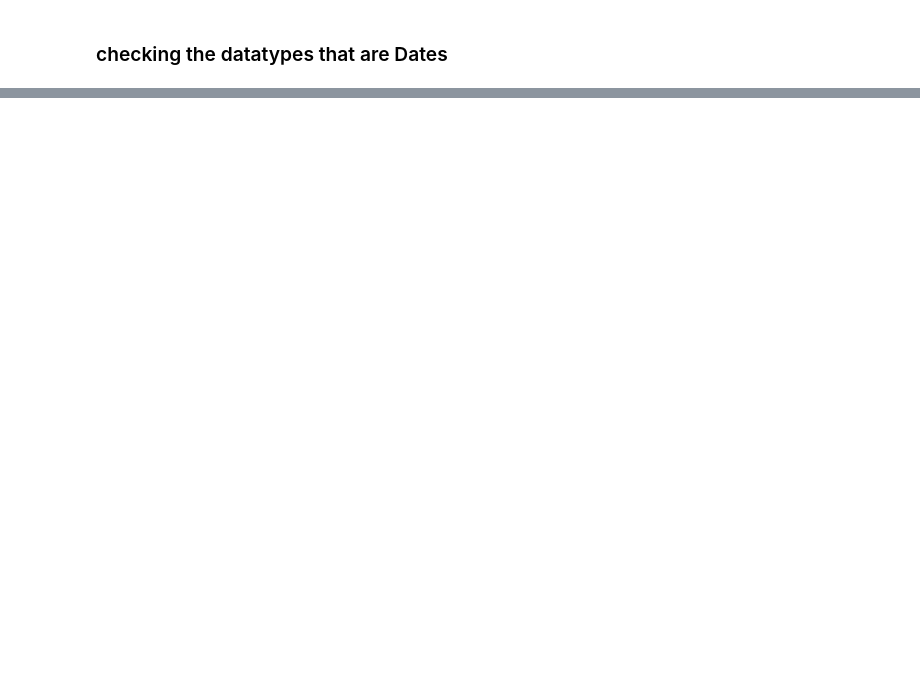
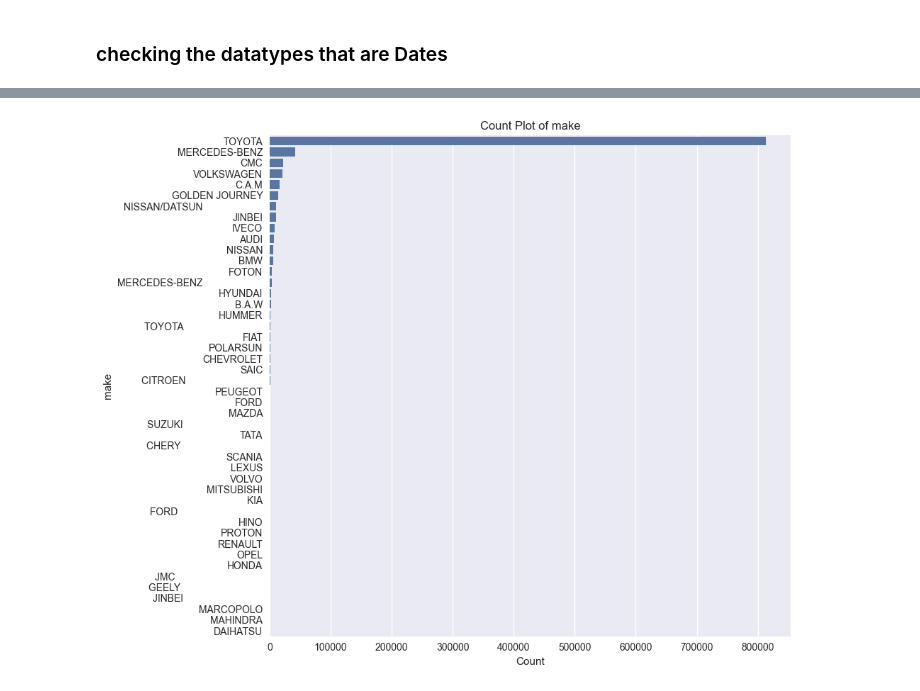
Before and after one commit to Abrhammmo/End-to-End-Insurance-Risk-Analytics-Predictive-Modeling, a Jupyter notebook: notebook/insurance.ipynb, the cells around one changed output, grey strips where cells are left out. Saved outputs shown, nothing was run; the diff lists cells and outputs as text; code cells hidden in the pictures; blank space fills up the shorter version.

Commit message:
Data understandning and EDA- task-1

```diff
--- a/notebook/insurance.ipynb
+++ b/notebook/insurance.ipynb
@@ -237,0 +299,10 @@ KeyboardInterrupt:
+# %%
+for col in categorical_cols:
+    plt.figure(figsize=(10,8))
+    sns.countplot(y=col, data=df, order=df[col].value_counts().index)
+    plt.title(f"Count Plot of {col}")
+    plt.ylabel(col)
+    plt.xlabel("Count")
+    plt.tight_layout()
+    plt.show()
+    order=df[col].value_counts().index
@@ -237,0 +323,15 @@ KeyboardInterrupt:
+# %%
+categorical_colss = [
+    "make"
+]
+for col in categorical_colss:
+    plt.figure(figsize=(10,8))
+    sns.countplot(y=col, data=df, order=df[col].value_counts().index)
+    plt.title(f"Count Plot of {col}")
+    plt.ylabel(col)
+    plt.xlabel("Count")
+    plt.tight_layout()
+    plt.show()
+    order=df[col].value_counts().index
+# %% [output]
+[figure, added]
```
Also changed, not shown: parts of 28 cells of this notebook.
